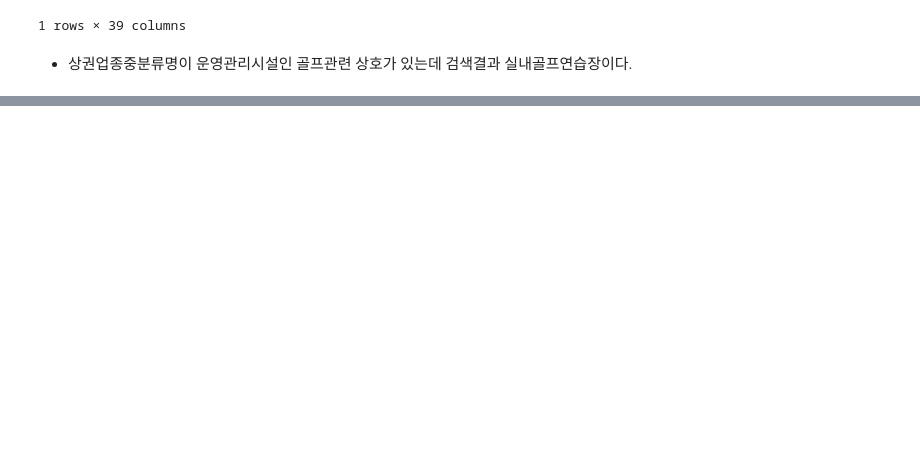
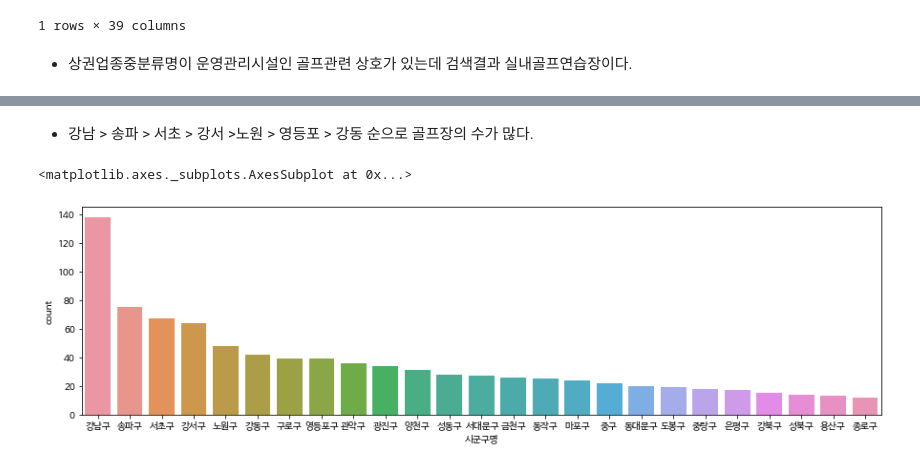
Before and after one commit to JaeHong-Park987/commercial_area, a Jupyter notebook: 상권정보(서울) 데이터 분석.ipynb, the cells around one changed output, grey strips where cells are left out. Saved outputs shown, nothing was run; the diff lists cells and outputs as text; code cells hidden in the pictures; blank space fills up the shorter version.

```diff
--- a/상권정보(서울) 데이터 분석.ipynb
+++ b/상권정보(서울) 데이터 분석.ipynb
@@ -374,0 +389,19 @@ df_sports[df_sports["건물명"] == "홍은동골프연습장"]
+# %% [markdown]
+* 강남 > 송파 > 서초 > 강서 >노원 > 영등포 > 강동 순으로 골프장의 수가 많다.
+# %%
+# 시군구별 실내골프장의 수 시각화 (운영시설 포함)
+
+# 실내 골프장 데이터
+df_golf_in = df_golf[(df_golf["상권업종중분류명"] == "실내운동시설") | (df_golf["상권업종중분류명"] == "운영관리시설")]
+
+# 시군구별 수
+golf_in_n = df_golf_in["시군구명"].value_counts()
+# print(golf_in_n)
+
+
+# 시각화
+plt.figure(figsize=(15,4))
+sns.countplot(data=df_golf_in, x ="시군구명",order = golf_in_n.index)
+# %% [output]
+<matplotlib.axes._subplots.AxesSubplot at 0x...>
+[figure, added]
```
Also changed, not shown: parts of 13 cells of this notebook, 1 other file.
